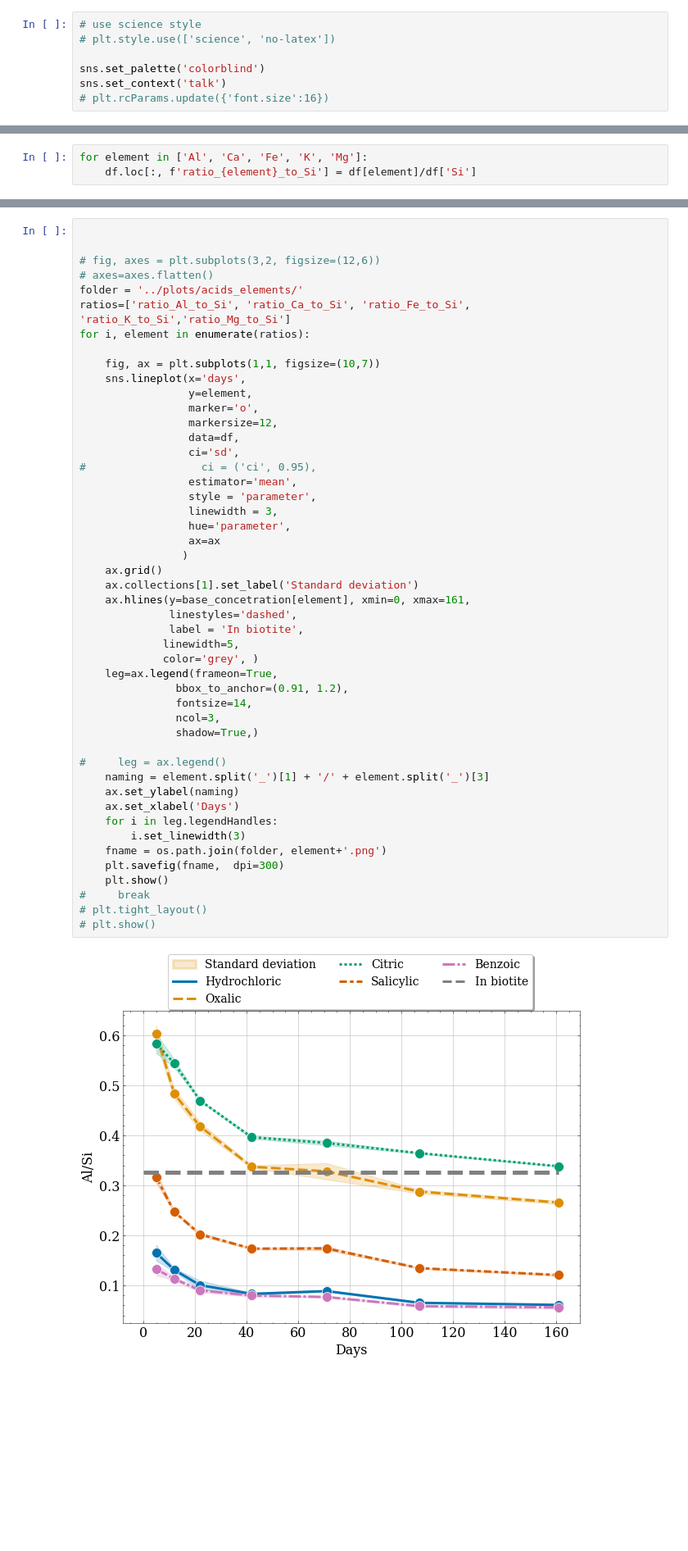
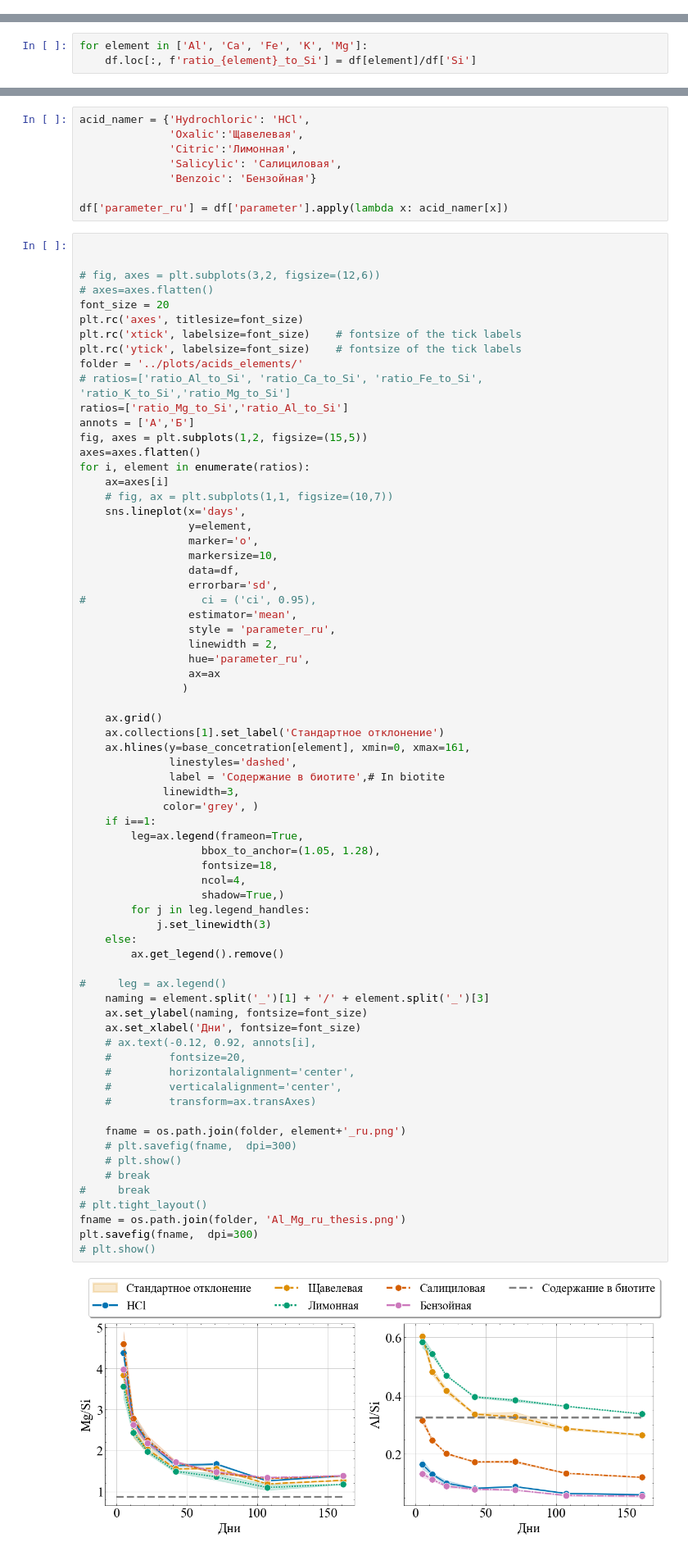
Before and after one commit to mishagrol/clay_minerals, a Jupyter notebook: notebooks/DataAnalysis.ipynb, the cells around one changed output, grey strips where cells are left out. Shown at 82% size. Cells and saved outputs as stored; diff of their text form; blank space fills up the shorter version.

```diff
--- a/notebooks/DataAnalysis.ipynb
+++ b/notebooks/DataAnalysis.ipynb
@@ -31,13 +39,6 @@ def removeNoize(x: float,
     if len(select) == 0:
         print(acid, element)
     return x - select.values[0]
-# %%
-# use science style
-# plt.style.use(['science', 'no-latex'])
-
-sns.set_palette('colorblind')
-sns.set_context('talk')
-# plt.rcParams.update({'font.size':16})
 # %%
 # start = dt.datetime(year=2022, month=1, day=26)
 # end = dt.datetime(year=2022, month=3, day=21)
@@ -122,50 +123,79 @@ plt.show()
+# %%
+acid_namer = {'Hydrochloric': 'HCl',
+              'Oxalic':'Щавелевая',
+              'Citric':'Лимонная',
+              'Salicylic': 'Салициловая',
+              'Benzoic': 'Бензойная'}
+
+df['parameter_ru'] = df['parameter'].apply(lambda x: acid_namer[x])
 # %%
 
 
 # fig, axes = plt.subplots(3,2, figsize=(12,6))
 # axes=axes.flatten()
+font_size = 20
+plt.rc('axes', titlesize=font_size)
+plt.rc('xtick', labelsize=font_size)    # fontsize of the tick labels
+plt.rc('ytick', labelsize=font_size)    # fontsize of the tick labels
 folder = '../plots/acids_elements/'
-ratios=['ratio_Al_to_Si', 'ratio_Ca_to_Si', 'ratio_Fe_to_Si', 'ratio_K_to_Si','ratio_Mg_to_Si']
+# ratios=['ratio_Al_to_Si', 'ratio_Ca_to_Si', 'ratio_Fe_to_Si', 'ratio_K_to_Si','ratio_Mg_to_Si']
+ratios=['ratio_Mg_to_Si','ratio_Al_to_Si']
+annots = ['A','Б']
+fig, axes = plt.subplots(1,2, figsize=(15,5))
+axes=axes.flatten()
 for i, element in enumerate(ratios):
-
-    fig, ax = plt.subplots(1,1, figsize=(10,7))
+    ax=axes[i]
+    # fig, ax = plt.subplots(1,1, figsize=(10,7))
     sns.lineplot(x='days',
                  y=element,
                  marker='o',
-                 markersize=12,
+                 markersize=10,
                  data=df,
-                 ci='sd',
+                 errorbar='sd',
 #                  ci = ('ci', 0.95),
                  estimator='mean',
-                 style = 'parameter',
-                 linewidth = 3,
-                 hue='parameter',
+                 style = 'parameter_ru',
+                 linewidth = 2,
+                 hue='parameter_ru',
                  ax=ax
                 )
+
     ax.grid()
-    ax.collections[1].set_label('Standard deviation')
+    ax.collections[1].set_label('Стандартное отклонение')
     ax.hlines(y=base_concetration[element], xmin=0, xmax=161,
               linestyles='dashed',
-              label = 'In biotite',
-             linewidth=5,
+              label = 'Содержание в биотите',# In biotite
+             linewidth=3,
              color='grey', )
-    leg=ax.legend(frameon=True,
-               bbox_to_anchor=(0.91, 1.2),
-               fontsize=14,
-               ncol=3,
-               shadow=True,)
+    if i==1:
+        leg=ax.legend(frameon=True,
+                   bbox_to_anchor=(1.05, 1.28),
+                   fontsize=18,
+                   ncol=4,
+                   shadow=True,)
+        for j in leg.legend_handles:
+            j.set_linewidth(3)
+    else:
+        ax.get_legend().remove()
 
 #     leg = ax.legend()
     naming = element.split('_')[1] + '/' + element.split('_')[3]
-    ax.set_ylabel(naming)
-    ax.set_xlabel('Days')
-    for i in leg.legendHandles:
-        i.set_linewidth(3)
-    fname = os.path.join(folder, element+'.png')
-    plt.savefig(fname,  dpi=300)
-    plt.show()
+    ax.set_ylabel(naming, fontsize=font_size)
+    ax.set_xlabel('Дни', fontsize=font_size)
+    # ax.text(-0.12, 0.92, annots[i],
+    #         fontsize=20,
+    #         horizontalalignment='center',
+    #         verticalalignment='center',
+    #         transform=ax.transAxes)
+
+    fname = os.path.join(folder, element+'_ru.png')
+    # plt.savefig(fname,  dpi=300)
+    # plt.show()
+    # break
 #     break
 # plt.tight_layout()
+fname = os.path.join(folder, 'Al_Mg_ru_thesis.png')
+plt.savefig(fname,  dpi=300)
 # plt.show()
 # %% [output]
-[figure, old version]
+[figure, new version]
```
Also changed, not shown: parts of 7 cells of this notebook, 2 other files.
